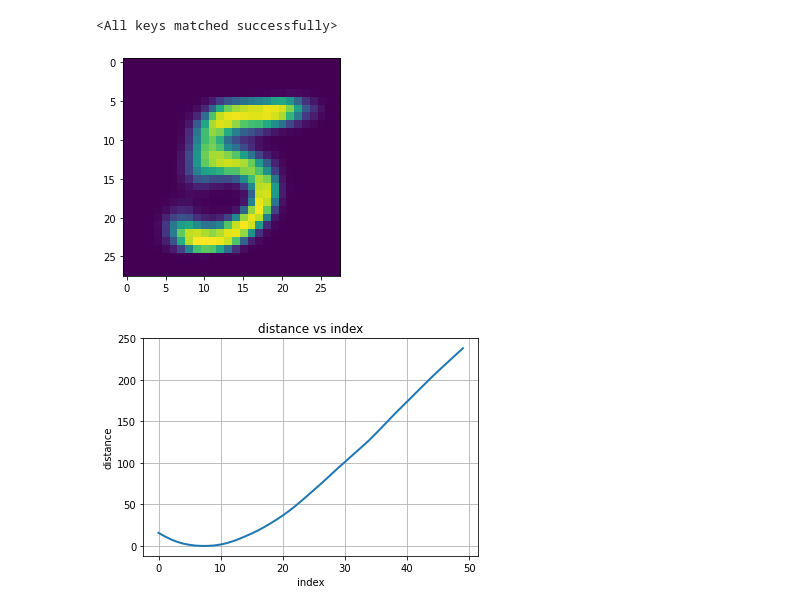
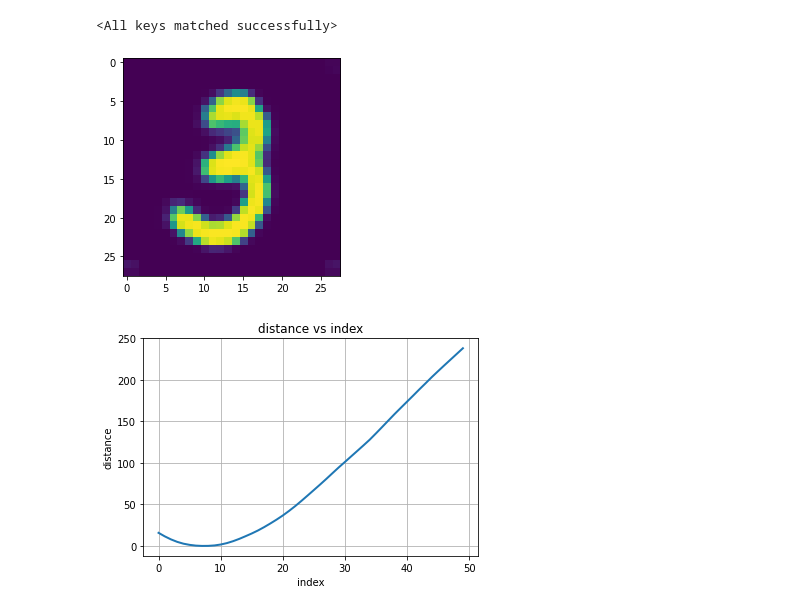
Before and after one commit to Msadat97/fairness-vision, a Jupyter notebook: MNIST_VAE.ipynb, the cells around one changed output. Cells and saved outputs as stored; diff of their text form; code cells hidden in the pictures.

```diff
--- a/MNIST_VAE.ipynb
+++ b/MNIST_VAE.ipynb
@@ -27,7 +26,7 @@ def image_to_vid(images, name):
 # %%
 data = MnistLoader(batch_size=128, shuffle=True, normalize=False)
 vae = VAE(latent_dim=16)
-vae.load_state_dict(torch.load('saved_models/vae_state_dict_v1'))
+vae.load_state_dict(torch.load('saved_models/vae-state-dict-v3'))
 vae.cuda()
 # %% [output]
 VAE(
@@ -67,11 +66,11 @@ clf.load_state_dict(torch.load('saved_models/latent_state_dict_v1'))
 # %%
 vae.eval()
 x_train = data.get_data('x_train').cuda()
-z, _, _ = vae.encoder_forward(x_train[0:1])
+z, _, _ = vae.encoder_forward(x_train[10:11])
 im = vae.decoder_forward(z).detach().cpu()
 im_to_show = im.numpy()[0,0]
 plt.imshow(im_to_show)
 plt.show()
 # %% [output]
-[figure, old version]
+[figure, new version]
 # %%
```
Also changed, not shown: parts of 3 cells of this notebook, 24 other files.
